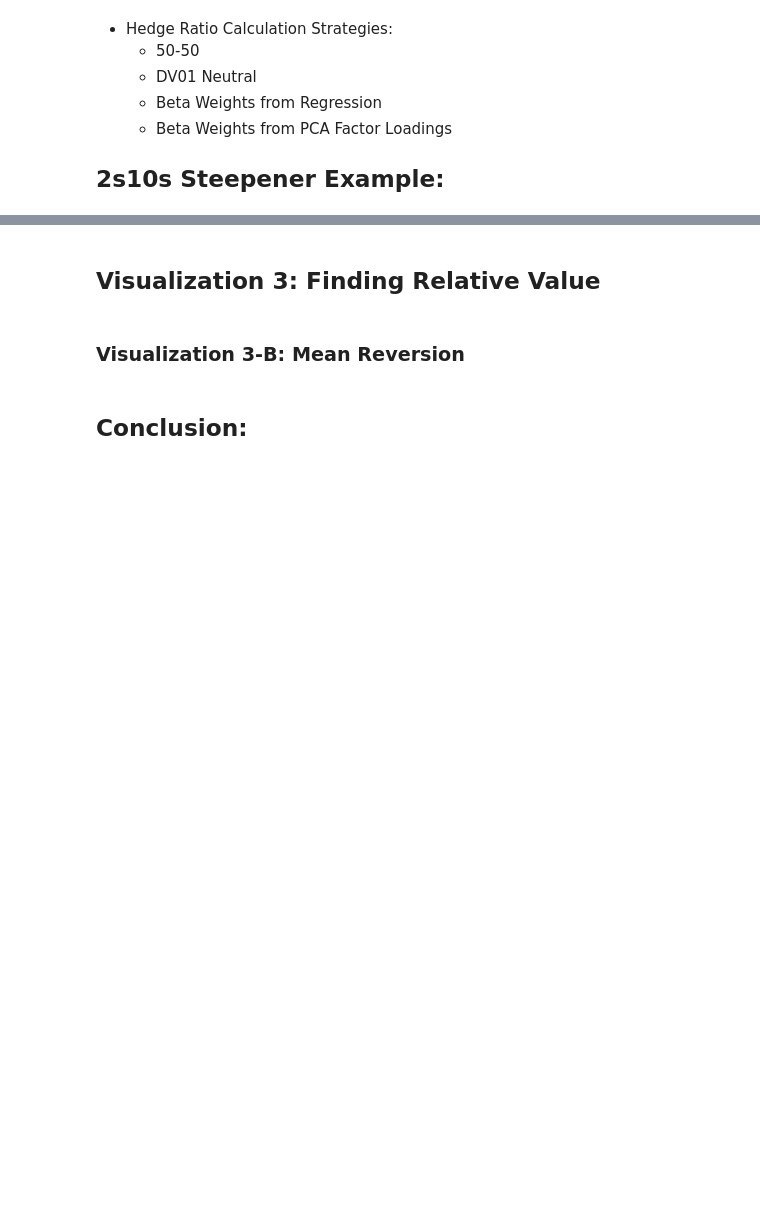
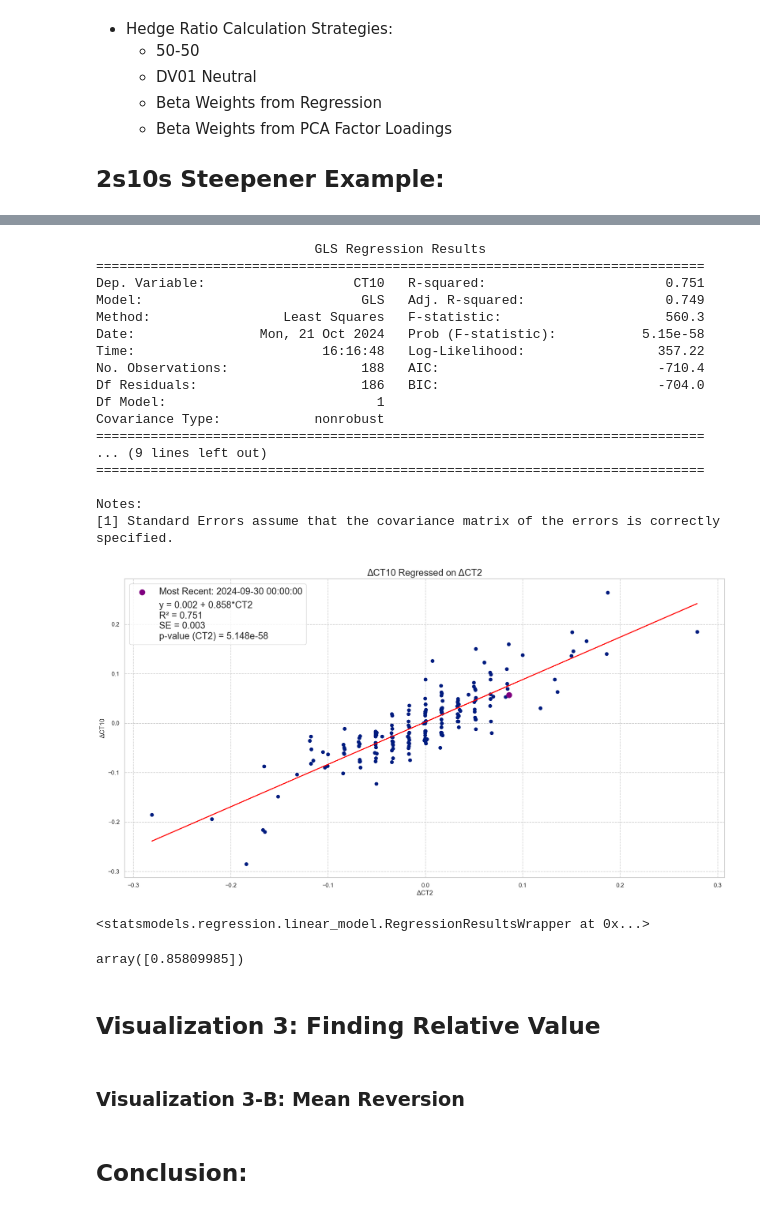
Before and after one commit to cleeclee123/Curvy-CUSIPs, a Jupyter notebook: notebooks/PCA/pca_as_a_screener.ipynb, the cells around one changed output, grey strips where cells are left out. Saved outputs shown, nothing was run; the diff lists cells and outputs as text; code cells hidden in the pictures; blank space fills up the shorter version.

```diff
--- a/notebooks/PCA/pca_as_a_screener.ipynb
+++ b/notebooks/PCA/pca_as_a_screener.ipynb
@@ -562,0 +488,22 @@ Notes:
+# %%
+run_basic_linear_regression_df(df=ct_yields_df, x_col="CT2", y_col="CT10", on_diff=True, run_gls=True)
+# %% [output]
+                            GLS Regression Results
+==============================================================================
+Dep. Variable:                   CT10   R-squared:                       0.751
+Model:                            GLS   Adj. R-squared:                  0.749
+Method:                 Least Squares   F-statistic:                     560.3
+Date:                Mon, 21 Oct 2024   Prob (F-statistic):           5.15e-58
+Time:                        16:16:48   Log-Likelihood:                 357.22
+No. Observations:                 188   AIC:                            -710.4
+Df Residuals:                     186   BIC:                            -704.0
+Df Model:                           1
+Covariance Type:            nonrobust
+==============================================================================
+... (9 lines left out)
+==============================================================================
+
+Notes:
+[1] Standard Errors assume that the covariance matrix of the errors is correctly specified.
+[figure, added]
+<statsmodels.regression.linear_model.RegressionResultsWrapper at 0x...>
@@ -563,3 +540,7 @@ Notes:
+# %%
+beta_original_scale
+# %% [output]
+array([0.85809985])
 # %% [markdown]
 ## Visualization 3: Finding Relative Value
 # %% [markdown]
```
Also changed, not shown: parts of 5 cells of this notebook, 11 other files.
